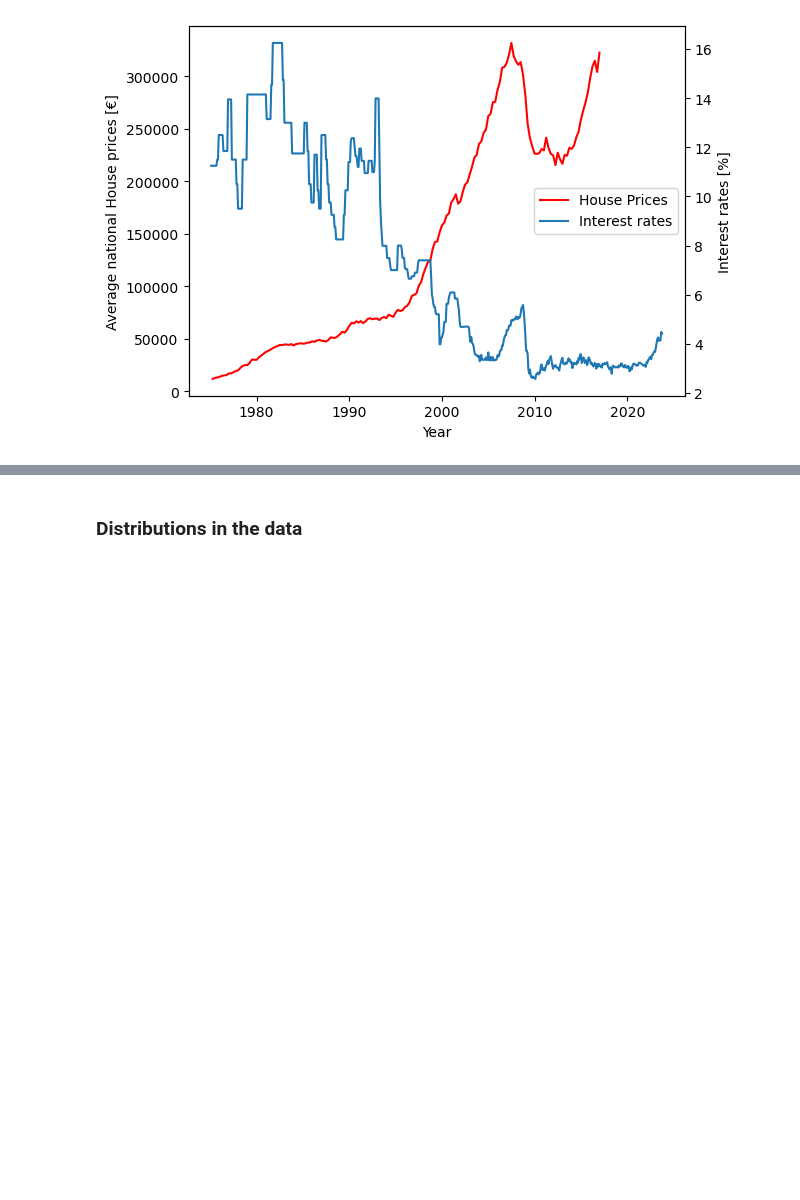
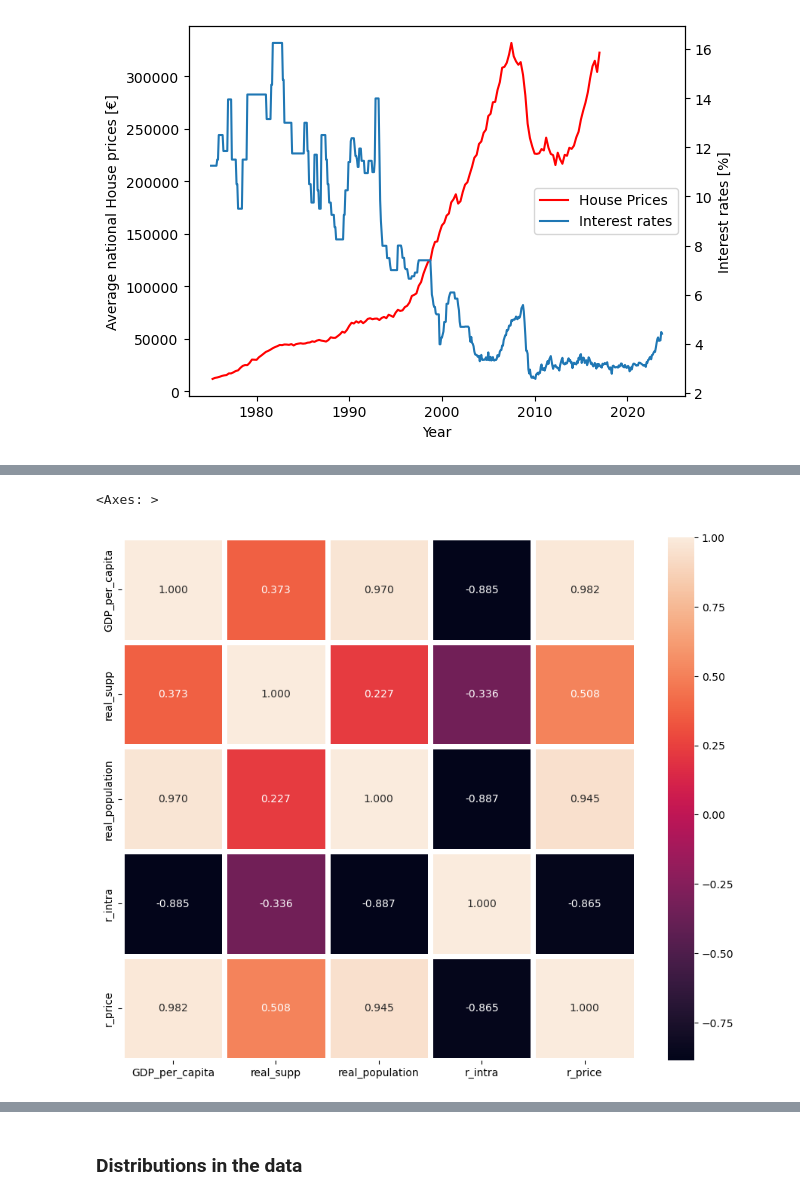
Before and after one commit to shanekeenan/prog_data_analysis, a Jupyter notebook: project1/project1.ipynb, the cells around one changed output, grey strips where cells are left out. Saved outputs shown, nothing was run; the diff lists cells and outputs as text; code cells hidden in the pictures; blank space fills up the shorter version.

```diff
--- a/project1/project1.ipynb
+++ b/project1/project1.ipynb
@@ -768,0 +943,8 @@ merged_df_2
+# %%
+plt.figure(figsize=(11, 9))
+sns.heatmap(df.corr(), annot=True, linewidth=5,fmt='.3f')
+# https://stackoverflow.com/questions/41519991/how-to-make-seaborn-heatmap-larger-normal-size
+# https://stackoverflow.com/questions/39409866/correlation-heatmap
+# %% [output]
+<Axes: >
+[figure, added]
```
Also changed, not shown: parts of 53 cells of this notebook.
